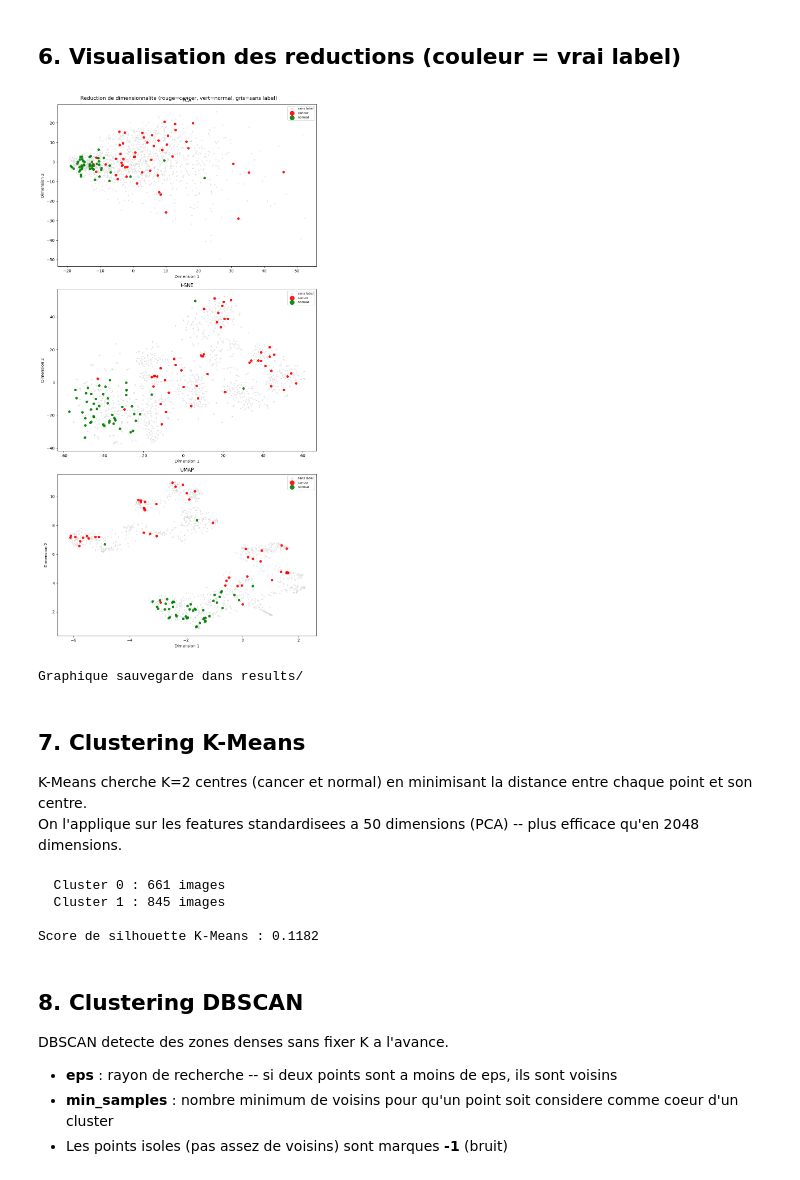
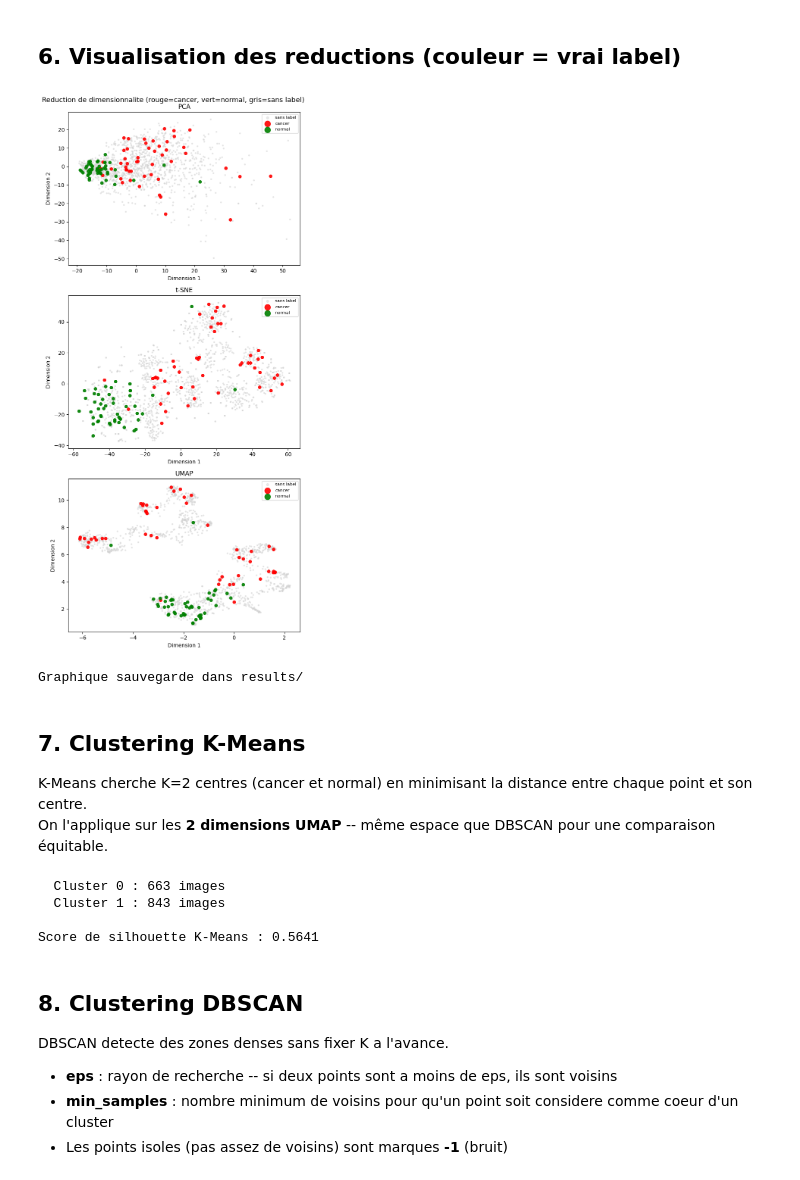
Before and after one commit to FaizaKh93/Projet7_mission, a Jupyter notebook: notebooks/unsupervised_analysis.ipynb, the cells around one changed output. Drawn from its saved outputs; the diff is of its cells as text; code cells hidden in the pictures.

```diff
--- a/notebooks/unsupervised_analysis.ipynb
+++ b/notebooks/unsupervised_analysis.ipynb
@@ -83,32 +82,25 @@ Le modele ne verra jamais ces images pendant l'entrainement ni le clustering
 
 20% stratifie = 20 images (10 cancer + 10 normal) -- meme proportion dans chaque split
 # %%
-labeled_indices = np.where(labeled_mask)[0]  # positions dans le dataset complet (0 a 1505)
+labeled_indices = np.where(labeled_mask)[0]
 
-train_idx, test_idx = train_test_split(
-    labeled_indices,
-    test_size=0.2,
-    stratify=meta.loc[labeled_mask, "label"].values,  # garantit 10 cancer + 10 normal dans le test
-    random_state=RANDOM_STATE
-)
+# Chargement du test set défini à l'étape 2 -- split effectué avant toute augmentation
+test_paths_set = set(pd.read_csv(PROCESSED_DIR / "test_set.csv")["path"].values)
 
-# Masques booleens sur le dataset complet (1506 images)
 train_labeled_mask = np.zeros(len(meta), dtype=bool)
-train_labeled_mask[train_idx] = True   # True pour les 80 images d'entrainement labelisees
+test_labeled_mask  = np.zeros(len(meta), dtype=bool)
 
-test_labeled_mask = np.zeros(len(meta), dtype=bool)
-test_labeled_mask[test_idx] = True     # True pour les 20 images de test
+for i in labeled_indices:
+    if meta.loc[i, "path"] in test_paths_set:
+        test_labeled_mask[i] = True
+    else:
+        train_labeled_mask[i] = True
 
-# meta_labeled = metadonnees des 80 images d'entrainement labelisees
 meta_labeled = meta[train_labeled_mask].reset_index(drop=True)
 
-print(f"\nImages labelisees total    : {labeled_mask.sum()}")
-print(f"  Train labelise           : {train_labeled_mask.sum()}  (clustering + ARI)")
-print(f"  Test (mis de cote)       : {test_labeled_mask.sum()}  (etape 4 uniquement)")
+print(f"Images labelisées total    : {labeled_mask.sum()}")
+print(f"  Train labelisé           : {train_labeled_mask.sum()}  (clustering + ARI)")
+print(f"  Test (mis de côté)       : {test_labeled_mask.sum()}  (étape 4 uniquement)")
 print(f"Images sans label          : {unlabeled_mask.sum()}")
-
-# Sauvegarde les metadonnees du test set pour l'etape 4
-test_meta = meta[test_labeled_mask].reset_index(drop=True)
-test_meta.to_csv(RESULTS_DIR / "test_set.csv", index=False)
-print(f"\nTest set sauvegarde : results/test_set.csv")
-print(test_meta["label"].value_counts())
+print(f"\nDistribution test set :")
+print(meta[test_labeled_mask]["label"].value_counts())
@@ -254,7 +235,7 @@ def make_colors(meta):
 
 colors = make_colors(meta)
 
-fig, axes = plt.subplots(3, 1, figsize=(10, 20))
+fig, axes = plt.subplots(3, 1, figsize=(7, 15))
 fig.suptitle("Reduction de dimensionnalite (rouge=cancer, vert=normal, gris=sans label)", fontsize=13)
 
 # Affiche les sans-label en premier (arriere-plan), puis les labels par-dessus
@@ -263,40 +244,40 @@ for ax, data, title in zip(
     [features_pca2d, features_tsne, features_umap],
     ["PCA", "t-SNE", "UMAP"]
 ):
     # Points sans label en gris (en arriere-plan)
     ax.scatter(
         data[unlabeled_mask, 0], data[unlabeled_mask, 1],
         c="lightgray", s=5, alpha=0.5, label="sans label"
     )
     # Points cancer en rouge
     cancer_mask = meta["label"] == "cancer"
     ax.scatter(
         data[cancer_mask, 0], data[cancer_mask, 1],
         c="red", s=30, alpha=0.9, label="cancer"
     )
     # Points normal en vert
     normal_mask = meta["label"] == "normal"
     ax.scatter(
         data[normal_mask, 0], data[normal_mask, 1],
         c="green", s=30, alpha=0.9, label="normal"
     )
     ax.set_title(title, fontsize=12)
     ax.legend(markerscale=2, fontsize=8)
     ax.set_xlabel("Dimension 1")
     ax.set_ylabel("Dimension 2")
 
 plt.tight_layout()
 plt.savefig(RESULTS_DIR / "dimensionality_reduction.png", dpi=150, bbox_inches="tight")
 plt.show()
 print("Graphique sauvegarde dans results/")
 # %% [output]
-[figure, old version]
+[figure, new version]
 Graphique sauvegarde dans results/
 # %% [markdown]
 ## 7. Clustering K-Means
 
 K-Means cherche K=2 centres (cancer et normal) en minimisant la distance entre chaque point et son centre.
-On l'applique sur les features standardisees a 50 dimensions (PCA) -- plus efficace qu'en 2048 dimensions.
+On l'applique sur les **2 dimensions UMAP** -- même espace que DBSCAN pour une comparaison équitable.
 # %%
 # n_init=10 : lance l'algorithme 10 fois avec des centres differents et garde le meilleur resultat
 kmeans = KMeans(
@@ -305,8 +286,8 @@ kmeans = KMeans(
     random_state=RANDOM_STATE
 )
 
-# Entrainer K-Means sur les features a 150 dimensions (standardisées)
-labels_kmeans = kmeans.fit_predict(features_pca150)
+# Entrainer K-Means sur les 2 dimensions UMAP -- meme espace que DBSCAN
+labels_kmeans = kmeans.fit_predict(features_umap)
 
 # Compte le nombre d'images par cluster
 unique, counts = np.unique(labels_kmeans, return_counts=True)
@@ -315,19 +296,17 @@ for cluster, count in zip(unique, counts):
 
 # Score de silhouette : mesure la coherence interne des clusters
 # Valeur entre -1 et 1 -- plus c'est proche de 1, plus les clusters sont bien separes
-# Calcule sur un echantillon pour aller plus vite (sur 500 images)
 sil_kmeans = silhouette_score(
-    features_pca150,
+    features_umap,
     labels_kmeans,
-    sample_size=500,
     random_state=RANDOM_STATE
 )
 print(f"\nScore de silhouette K-Means : {sil_kmeans:.4f}")
 # %% [output]
-  Cluster 0 : 661 images
-  Cluster 1 : 845 images
+  Cluster 0 : 663 images
+  Cluster 1 : 843 images
 
-Score de silhouette K-Means : 0.1182
+Score de silhouette K-Means : 0.5641
 # %% [markdown]
 ## 8. Clustering DBSCAN
 
```
Also changed, not shown: parts of 8 cells of this notebook, 14 other files.
